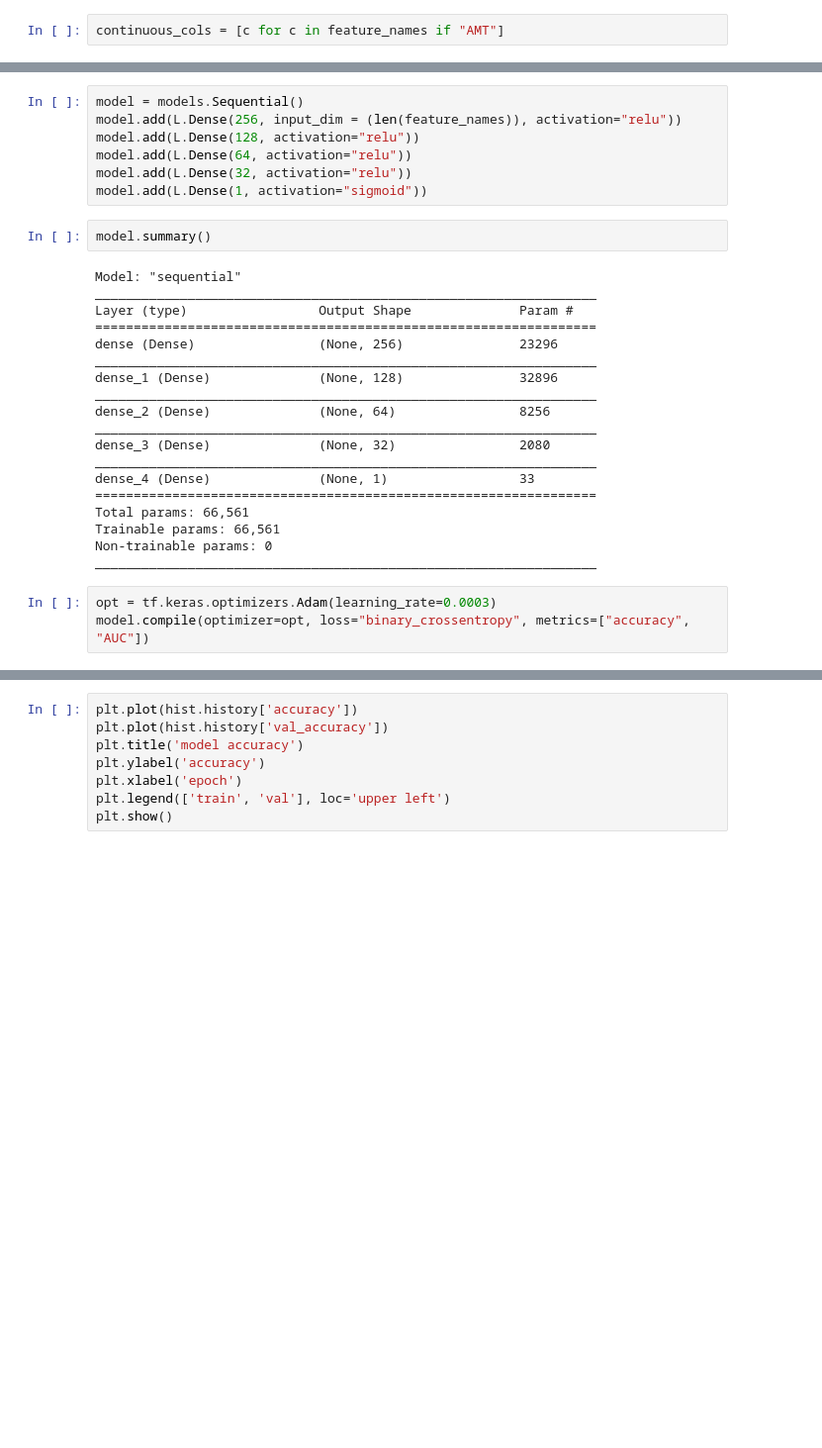
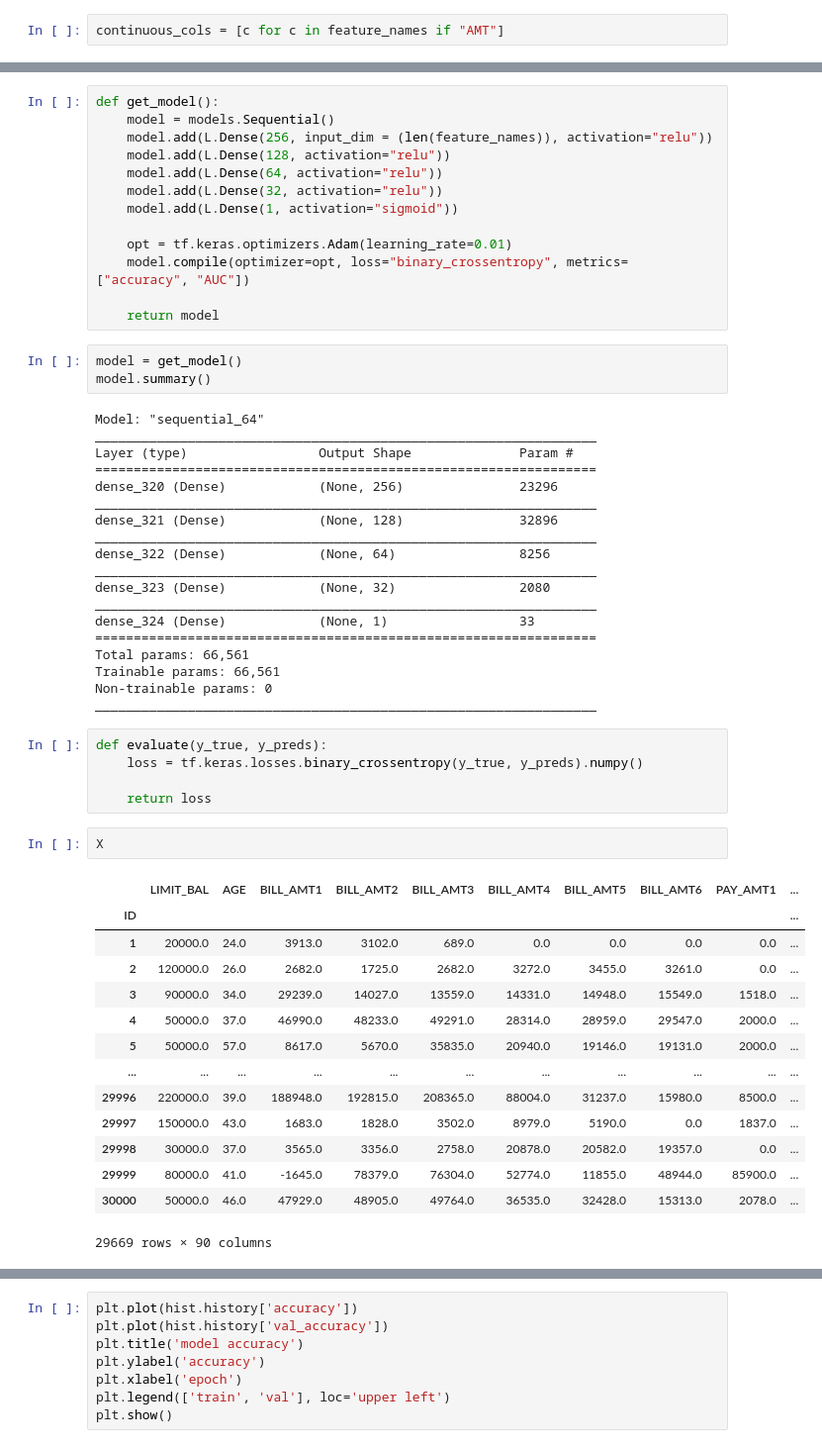
Before and after one commit to parmarsuraj99/MLPR, a Jupyter notebook: project_1/EDA.ipynb, the cells around one changed output, grey strips where cells are left out. Shown at 99% size. Saved outputs shown, nothing was run; the diff lists cells and outputs as text; blank space fills up the shorter version.

```diff
--- a/project_1/EDA.ipynb
+++ b/project_1/EDA.ipynb
@@ -292,31 +261,57 @@ X_train
 # %%
-model = models.Sequential()
-model.add(L.Dense(256, input_dim = (len(feature_names)), activation="relu"))
-model.add(L.Dense(128, activation="relu"))
-model.add(L.Dense(64, activation="relu"))
-model.add(L.Dense(32, activation="relu"))
-model.add(L.Dense(1, activation="sigmoid"))
+def get_model():
+    model = models.Sequential()
+    model.add(L.Dense(256, input_dim = (len(feature_names)), activation="relu"))
+    model.add(L.Dense(128, activation="relu"))
+    model.add(L.Dense(64, activation="relu"))
+    model.add(L.Dense(32, activation="relu"))
+    model.add(L.Dense(1, activation="sigmoid"))
+
+    opt = tf.keras.optimizers.Adam(learning_rate=0.01)
+    model.compile(optimizer=opt, loss="binary_crossentropy", metrics=["accuracy", "AUC"])
+
+    return model
 # %%
+model = get_model()
 model.summary()
 # %% [output]
-Model: "sequential"
+Model: "sequential_64"
 _________________________________________________________________
 Layer (type)                 Output Shape              Param #
 =================================================================
-dense (Dense)                (None, 256)               23296
+dense_320 (Dense)            (None, 256)               23296
 _________________________________________________________________
-dense_1 (Dense)              (None, 128)               32896
+dense_321 (Dense)            (None, 128)               32896
 _________________________________________________________________
-dense_2 (Dense)              (None, 64)                8256
+dense_322 (Dense)            (None, 64)                8256
 _________________________________________________________________
-dense_3 (Dense)              (None, 32)                2080
+dense_323 (Dense)            (None, 32)                2080
 _________________________________________________________________
-dense_4 (Dense)              (None, 1)                 33
+dense_324 (Dense)            (None, 1)                 33
 =================================================================
 Total params: 66,561
 Trainable params: 66,561
 Non-trainable params: 0
 _________________________________________________________________
-# %%
-opt = tf.keras.optimizers.Adam(learning_rate=0.0003)
-model.compile(optimizer=opt, loss="binary_crossentropy", metrics=["accuracy", "AUC"])
+# %%
+def evaluate(y_true, y_preds):
+    loss = tf.keras.losses.binary_crossentropy(y_true, y_preds).numpy()
+
+    return loss
+# %%
+X
+# %% [output]
+|  | LIMIT_BAL | AGE | BILL_AMT1 | BILL_AMT2 | BILL_AMT3 | BILL_AMT4 | BILL_AMT5 | BILL_AMT6 | PAY_AMT1 | ... |
+| ID |  |  |  |  |  |  |  |  |  | ... |
+| 1 | 20000.0 | 24.0 | 3913.0 | 3102.0 | 689.0 | 0.0 | 0.0 | 0.0 | 0.0 | ... |
+| 2 | 120000.0 | 26.0 | 2682.0 | 1725.0 | 2682.0 | 3272.0 | 3455.0 | 3261.0 | 0.0 | ... |
+| 3 | 90000.0 | 34.0 | 29239.0 | 14027.0 | 13559.0 | 14331.0 | 14948.0 | 15549.0 | 1518.0 | ... |
+| 4 | 50000.0 | 37.0 | 46990.0 | 48233.0 | 49291.0 | 28314.0 | 28959.0 | 29547.0 | 2000.0 | ... |
+| 5 | 50000.0 | 57.0 | 8617.0 | 5670.0 | 35835.0 | 20940.0 | 19146.0 | 19131.0 | 2000.0 | ... |
+| ... | ... | ... | ... | ... | ... | ... | ... | ... | ... | ... |
+| 29996 | 220000.0 | 39.0 | 188948.0 | 192815.0 | 208365.0 | 88004.0 | 31237.0 | 15980.0 | 8500.0 | ... |
+| 29997 | 150000.0 | 43.0 | 1683.0 | 1828.0 | 3502.0 | 8979.0 | 5190.0 | 0.0 | 1837.0 | ... |
+| 29998 | 30000.0 | 37.0 | 3565.0 | 3356.0 | 2758.0 | 20878.0 | 20582.0 | 19357.0 | 0.0 | ... |
+| 29999 | 80000.0 | 41.0 | -1645.0 | 78379.0 | 76304.0 | 52774.0 | 11855.0 | 48944.0 | 85900.0 | ... |
+| 30000 | 50000.0 | 46.0 | 47929.0 | 48905.0 | 49764.0 | 36535.0 | 32428.0 | 15313.0 | 2078.0 | ... |
+29669 rows × 90 columns
```
Also changed, not shown: parts of 8 cells of this notebook.
